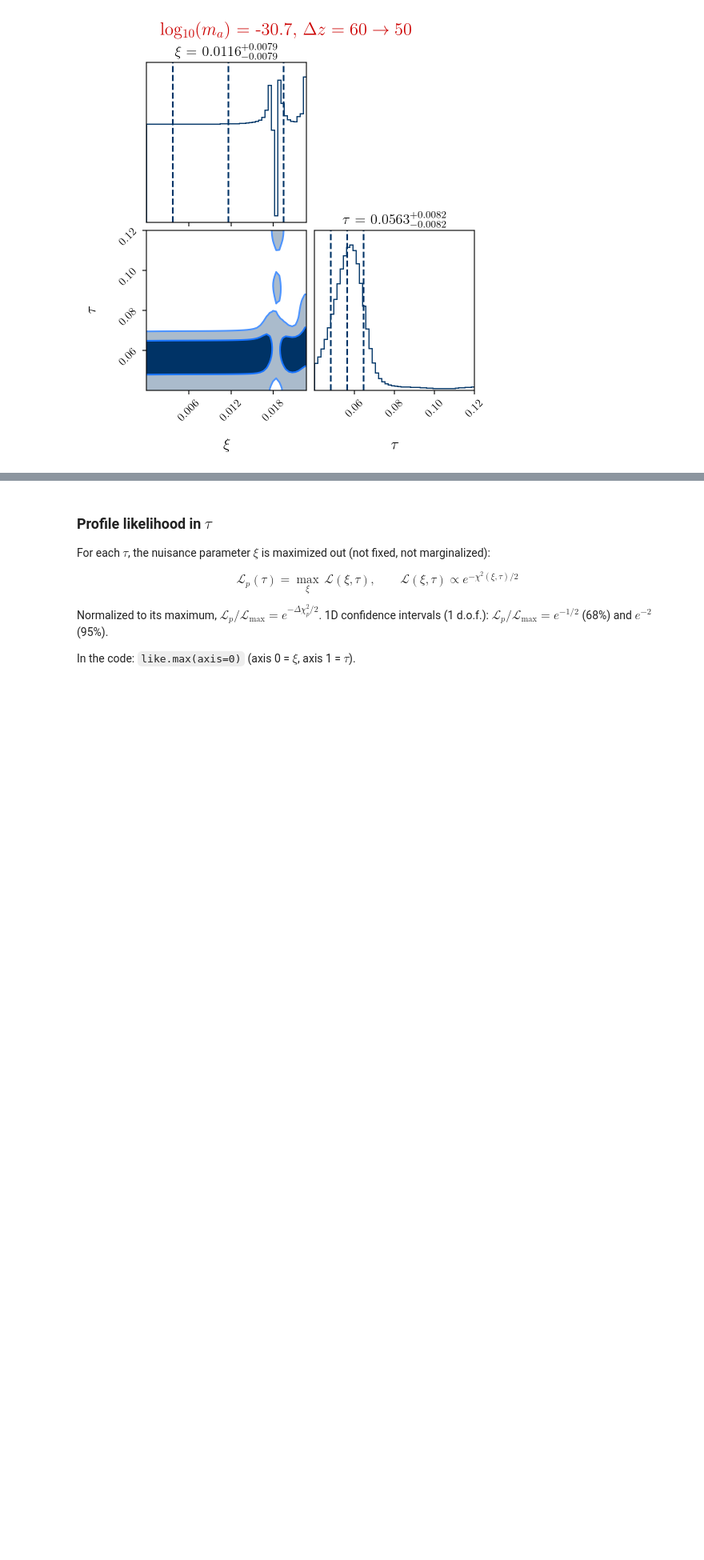
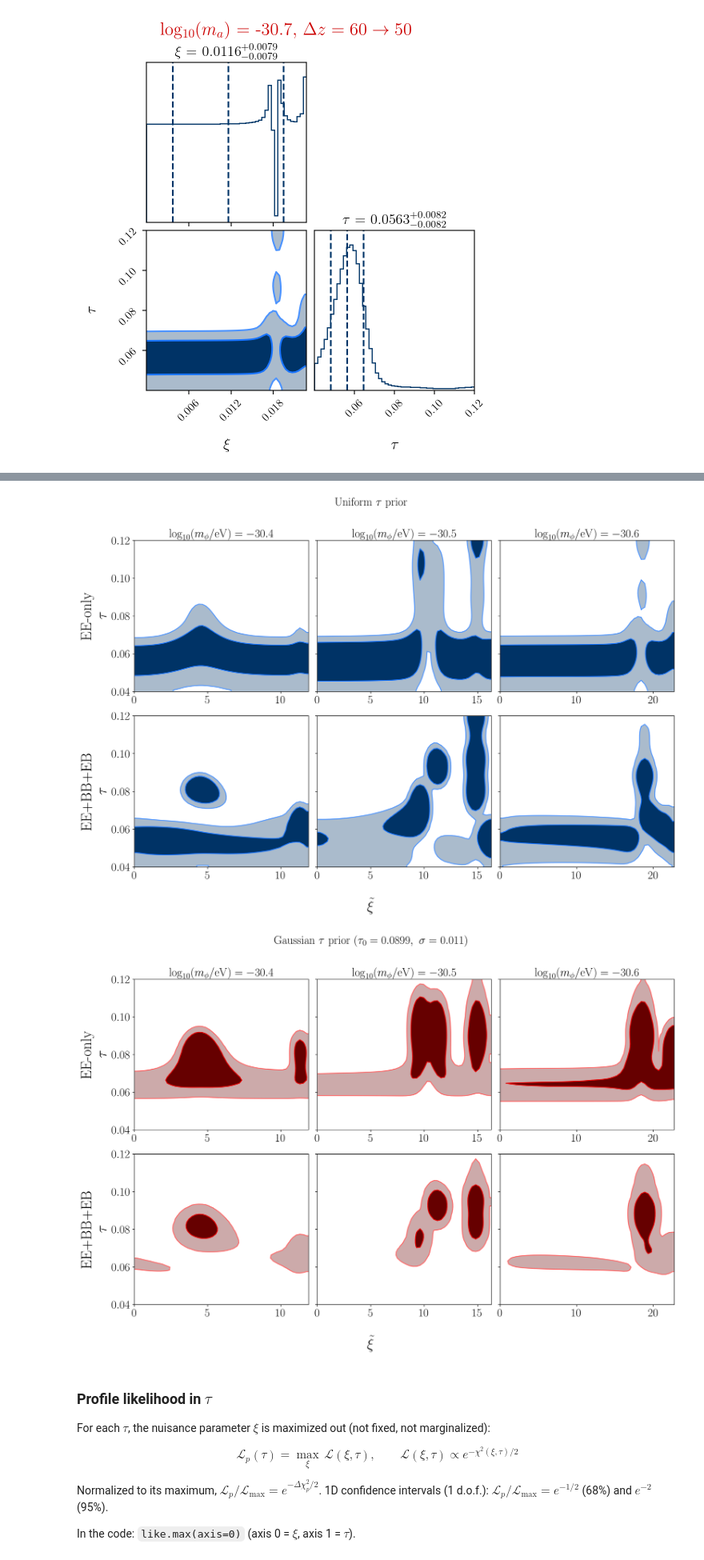
Before and after one commit to SirlettiSS/birefINJ, a Jupyter notebook: birefINJ/Grid_search/grid2D_analysis.ipynb, the cells around one changed output, grey strips where cells are left out. Shown at 80% size. Cells and saved outputs as stored; diff of their text form; code cells hidden in the pictures; blank space fills up the shorter version.

```diff
--- a/birefINJ/Grid_search/grid2D_analysis.ipynb
+++ b/birefINJ/Grid_search/grid2D_analysis.ipynb
@@ -210,3 +152,60 @@ make_contour_grid(gaussian_prior=True,  out_file='contours_gaussian_prior_3x2.pd
+# %%
+# ==============================================================================
+# 2. BUILD THE 3x2 CONTOUR-ONLY FIGURE
+# ==============================================================================
+def make_contour_grid(gaussian_prior, out_file):
+    palette = 'darkred' if gaussian_prior else 'blue'
+    pal = palettes[palette]
+
+    fig, axes = plt.subplots(nrows=2, ncols=3, figsize=(15, 10),
+                             sharex=False, sharey=True)
+
+    row_kinds  = ['EE', 'joint']
+    row_labels = ['EE-only', 'EE+BB+EB']
+
+    for row, kind in enumerate(row_kinds):
+        for col, logm in enumerate(masses):
+            ax = axes[row, col]
+            xi_t, tau, w = load_weighted_samples(kind, logm, gaussian_prior)
+
+            hist2d(
+                xi_t, tau, weights=w, ax=ax,
+                levels=levels,
+                plot_density=False, plot_datapoints=False,
+                fill_contours=True, smooth=1.5,
+                bins=grid_res,
+                color=pal['color'],
+                contour_kwargs={"colors": pal['contour']},
+            )
+
+            if row == 0:
+                ax.set_title(rf"$\log_{{10}}(m_\phi/\mathrm{{eV}}) = {logm:.1f}$", fontsize=20)
+            if col == 0:
+                ax.set_ylabel(row_labels[row] + "\n" + r"$\tau$", fontsize=26)
+            ax.tick_params(axis='both', which='major', labelsize=20)  # tick labels: 10 -> 16
+            ax.locator_params(axis='x', nbins=4)
+
+    fig.supxlabel(r'$\tilde\xi$', fontsize=26)
+
+    if gaussian_prior:
+        title = rf'Gaussian $\tau$ prior ($\tau_0={mu_tau:.4f},\ \sigma={sigma_tau}$)'
+        fig.suptitle(title, fontsize=20, y=1.02, color='k')
+    else:
+        fig.suptitle(r'Uniform $\tau$ prior', fontsize=20, y=1.02)
+
+    plt.tight_layout(rect=[0.02, 0.02, 1, 1])
+    fig.savefig(out_file, bbox_inches='tight', dpi=300)
+    plt.show()
+
+
+# ==============================================================================
+# 3. RUN
+# ==============================================================================
+make_contour_grid(gaussian_prior=False, out_file='contours_uniform_prior_3x2.pdf')
+make_contour_grid(gaussian_prior=True,  out_file='contours_gaussian_prior_3x2.pdf')
+# %% [output]
+[figure, added]
+[figure, added]
 # %% [markdown]
 ### Profile likelihood in $\tau$
 
```
Also changed, not shown: parts of 2 cells of this notebook, 21 other files.
